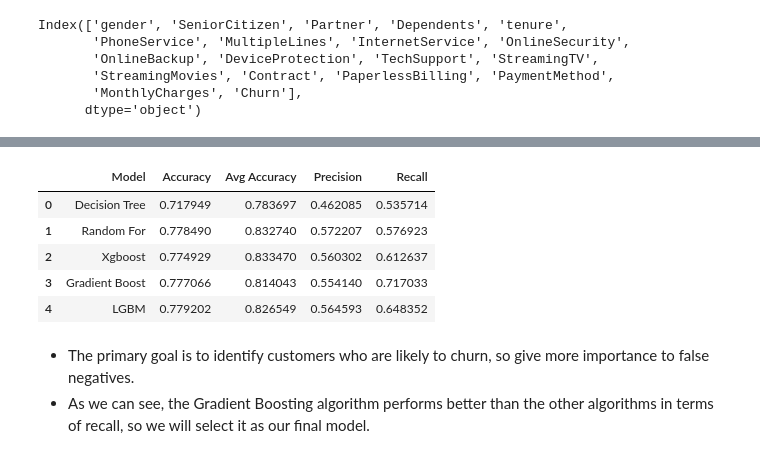
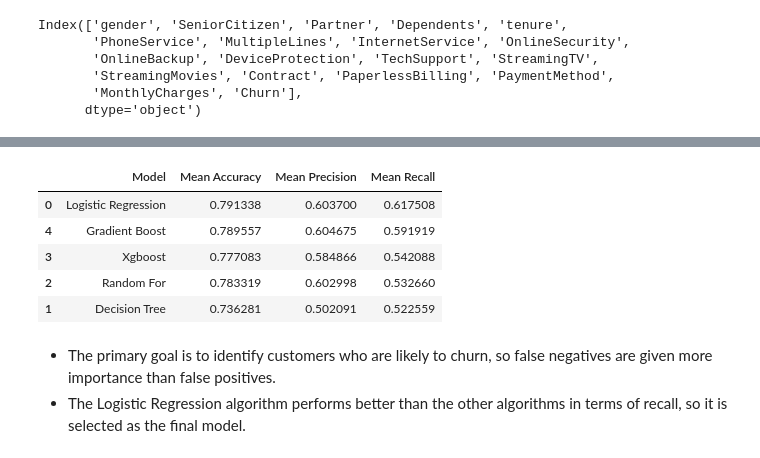
Before and after one commit to cosmicurvy/Customer-Churn-Prediction, a Jupyter notebook: notebooks/model.ipynb, the cells around one changed output, grey strips where cells are left out. Drawn from its saved outputs; the diff is of its cells as text; code cells hidden in the pictures.

Commit message:
Update model training

```diff
--- a/notebooks/model.ipynb
+++ b/notebooks/model.ipynb
@@ -161,13 +112,53 @@ And if memory is not enough, you can set `force_col_wise=true`.
+# %%
+# Stratified k-fold cross-validation
+skf = StratifiedKFold(n_splits=5, shuffle=True, random_state=43)
+
+# SMOTE oversampling technique
+sm = SMOTE(sampling_strategy=0.5, random_state=42)
+# %%
+model_results = {model_name: {'accuracy': [], 'precision': [], 'recall': []}
+                 for model_name in models.keys()}
+# %%
+# iterate through each model, train them and store their avg accuracy, avg precision and avg recall
+for train_index, val_index in skf.split(X_train, y_train):
+    train_x, val_x = X_train.iloc[train_index], X_train.iloc[val_index]
+    train_y, val_y = y_train.iloc[train_index], y_train.iloc[val_index]
+
+
+    train__x_res, train_y__res = sm.fit_resample(train_x, train_y) # smote sampling
+
+    for model_name, model in models.items():
+        model.fit(train__x_res, train_y__res)
+        y_pred = model.predict(val_x)
+
+        acc = accuracy_score(val_y, y_pred)
+        prec = precision_score(val_y, y_pred)
+        rec = recall_score(val_y, y_pred)
+
+        model_results[model_name]['accuracy'].append(acc)
+        model_results[model_name]['precision'].append(prec)
+        model_results[model_name]['recall'].append(rec)
+# %%
+final_averages = []
+
+for model_name, metrics in model_results.items():
+  final_averages.append({
+        'Model': model_name,
+        'Mean Accuracy': np.mean(metrics['accuracy']),
+        'Mean Precision': np.mean(metrics['precision']),
+        'Mean Recall': np.mean(metrics['recall'])
+    })
 # %%
-result_df
+result_df = pd.DataFrame(final_averages)
+result_df.sort_values(by='Mean Recall', ascending=False)
 # %% [output]
-|  | Model | Accuracy | Avg Accuracy | Precision | Recall |
-| 0 | Decision Tree | 0.717949 | 0.783697 | 0.462085 | 0.535714 |
-| 1 | Random For | 0.778490 | 0.832740 | 0.572207 | 0.576923 |
-| 2 | Xgboost | 0.774929 | 0.833470 | 0.560302 | 0.612637 |
-| 3 | Gradient Boost | 0.777066 | 0.814043 | 0.554140 | 0.717033 |
-| 4 | LGBM | 0.779202 | 0.826549 | 0.564593 | 0.648352 |
+|  | Model | Mean Accuracy | Mean Precision | Mean Recall |
+| 0 | Logistic Regression | 0.791338 | 0.603700 | 0.617508 |
+| 4 | Gradient Boost | 0.789557 | 0.604675 | 0.591919 |
+| 3 | Xgboost | 0.777083 | 0.584866 | 0.542088 |
+| 2 | Random For | 0.783319 | 0.602998 | 0.532660 |
+| 1 | Decision Tree | 0.736281 | 0.502091 | 0.522559 |
 # %% [markdown]
-- The primary goal is to identify customers who are likely to churn, so give more importance to false negatives.
-- As we can see, the Gradient Boosting algorithm performs better than the other algorithms in terms of recall, so we will select it as our final model.
+- The primary goal is to identify customers who are likely to churn, so false negatives are given more importance than false positives.
+- The Logistic Regression algorithm performs better than the other algorithms in terms of recall, so it is selected as the final model.
 # %%
```
Also changed, not shown: parts of 28 cells of this notebook, 4 other files.
